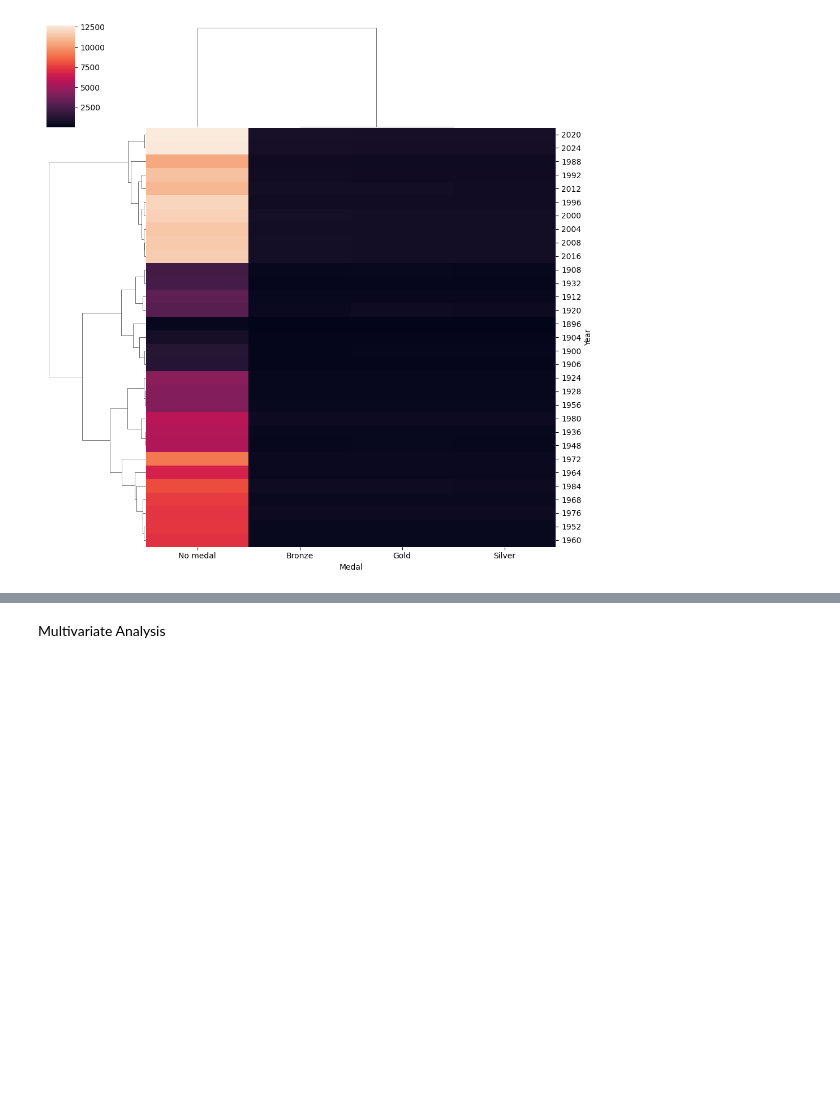
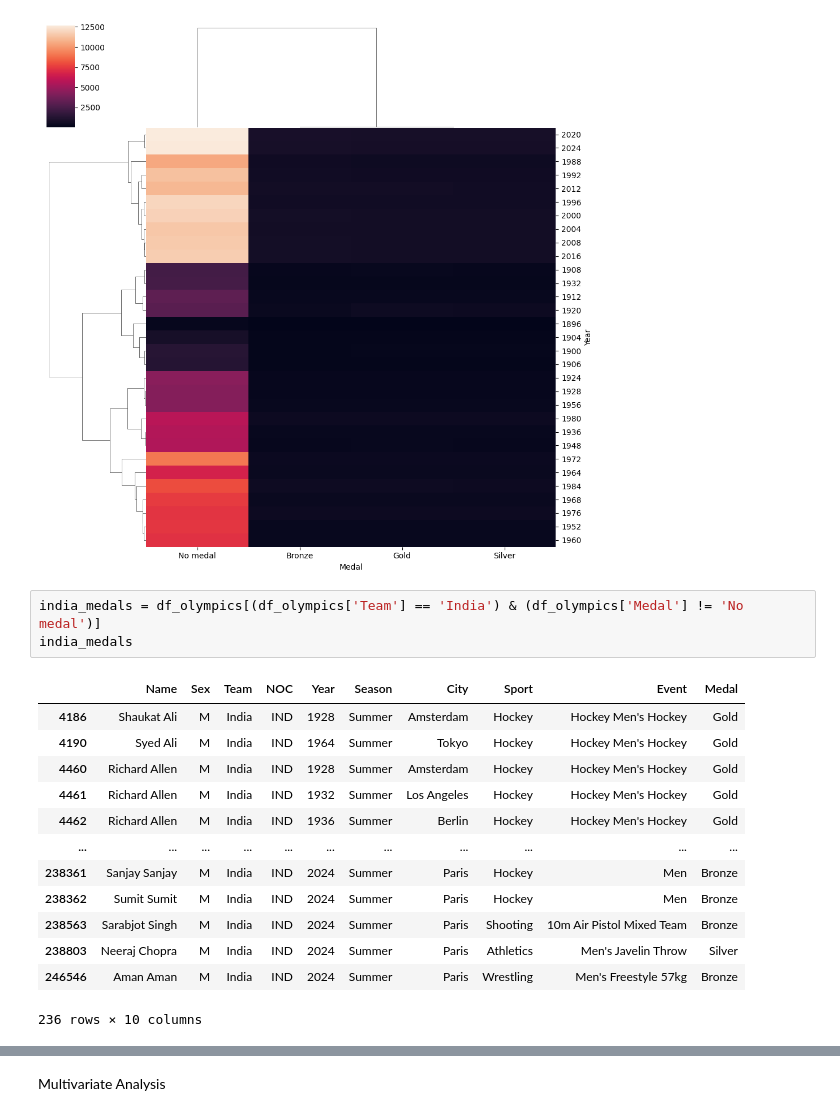
Before and after one commit to PrasoonAZ/ML-Assignment-1-OLympics-Database, a Jupyter notebook: ML_Assignment.ipynb, the cells around one changed output, grey strips where cells are left out. Drawn from its saved outputs; the diff is of its cells as text; blank space fills up the shorter version.

```diff
--- a/ML_Assignment.ipynb
+++ b/ML_Assignment.ipynb
@@ -435,3 +437,20 @@ sns.clustermap(pd.crosstab(df_olympics['Year'], df_olympics['Medal']))
 # %% [output]
 <seaborn.matrix.ClusterGrid at 0x...>
 [figure]
+# %%
+india_medals = df_olympics[(df_olympics['Team'] == 'India') & (df_olympics['Medal'] != 'No medal')]
+india_medals
+# %% [output]
+|  | Name | Sex | Team | NOC | Year | Season | City | Sport | Event | Medal |
+| 4186 | Shaukat Ali | M | India | IND | 1928 | Summer | Amsterdam | Hockey | Hockey Men's Hockey | Gold |
+| 4190 | Syed Ali | M | India | IND | 1964 | Summer | Tokyo | Hockey | Hockey Men's Hockey | Gold |
+| 4460 | Richard Allen | M | India | IND | 1928 | Summer | Amsterdam | Hockey | Hockey Men's Hockey | Gold |
+| 4461 | Richard Allen | M | India | IND | 1932 | Summer | Los Angeles | Hockey | Hockey Men's Hockey | Gold |
+| 4462 | Richard Allen | M | India | IND | 1936 | Summer | Berlin | Hockey | Hockey Men's Hockey | Gold |
+| ... | ... | ... | ... | ... | ... | ... | ... | ... | ... | ... |
+| 238361 | Sanjay Sanjay | M | India | IND | 2024 | Summer | Paris | Hockey | Men | Bronze |
+| 238362 | Sumit Sumit | M | India | IND | 2024 | Summer | Paris | Hockey | Men | Bronze |
+| 238563 | Sarabjot Singh | M | India | IND | 2024 | Summer | Paris | Shooting | 10m Air Pistol Mixed Team | Bronze |
+| 238803 | Neeraj Chopra | M | India | IND | 2024 | Summer | Paris | Athletics | Men's Javelin Throw | Silver |
+| 246546 | Aman Aman | M | India | IND | 2024 | Summer | Paris | Wrestling | Men's Freestyle 57kg | Bronze |
+236 rows × 10 columns
```
Also changed, not shown: parts of 8 cells of this notebook.
